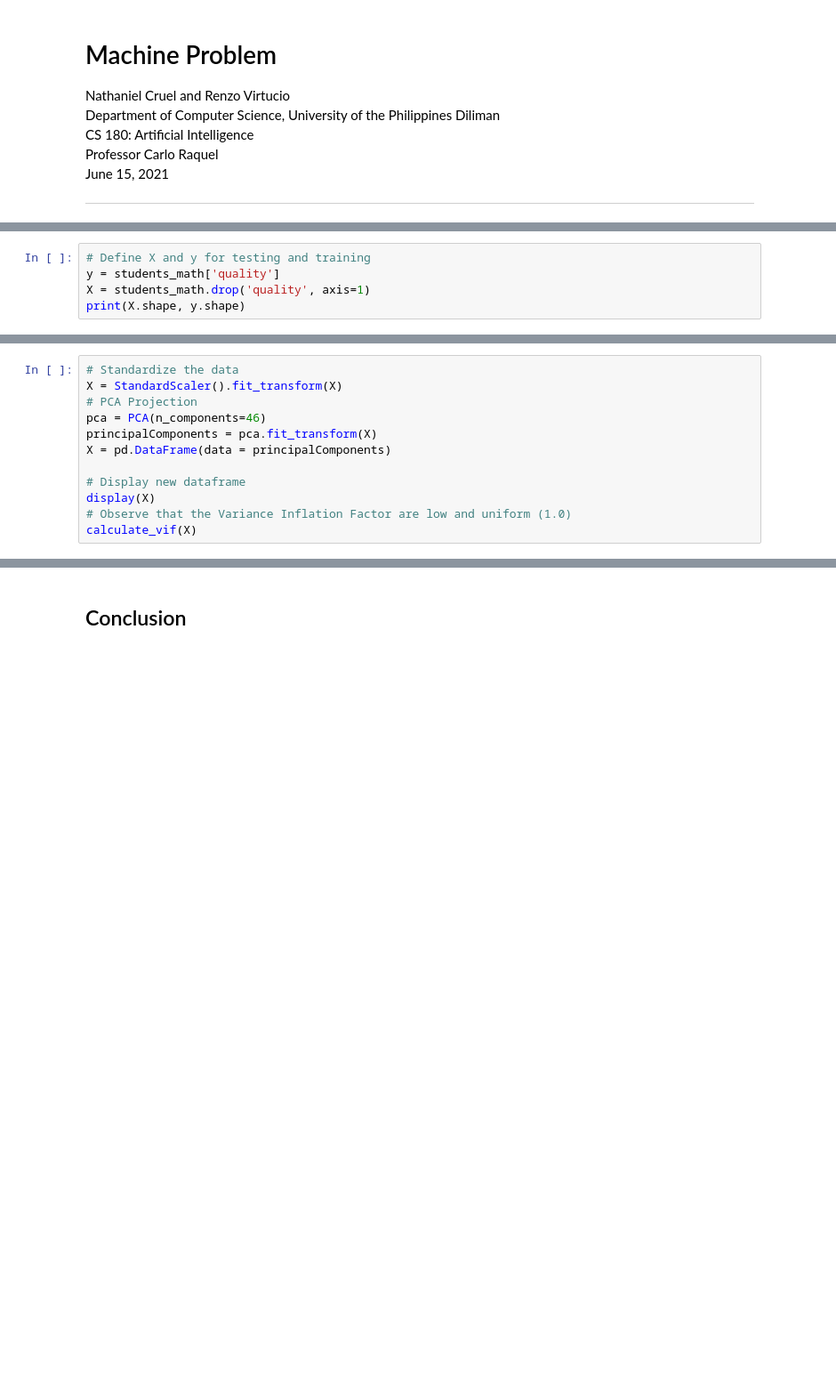
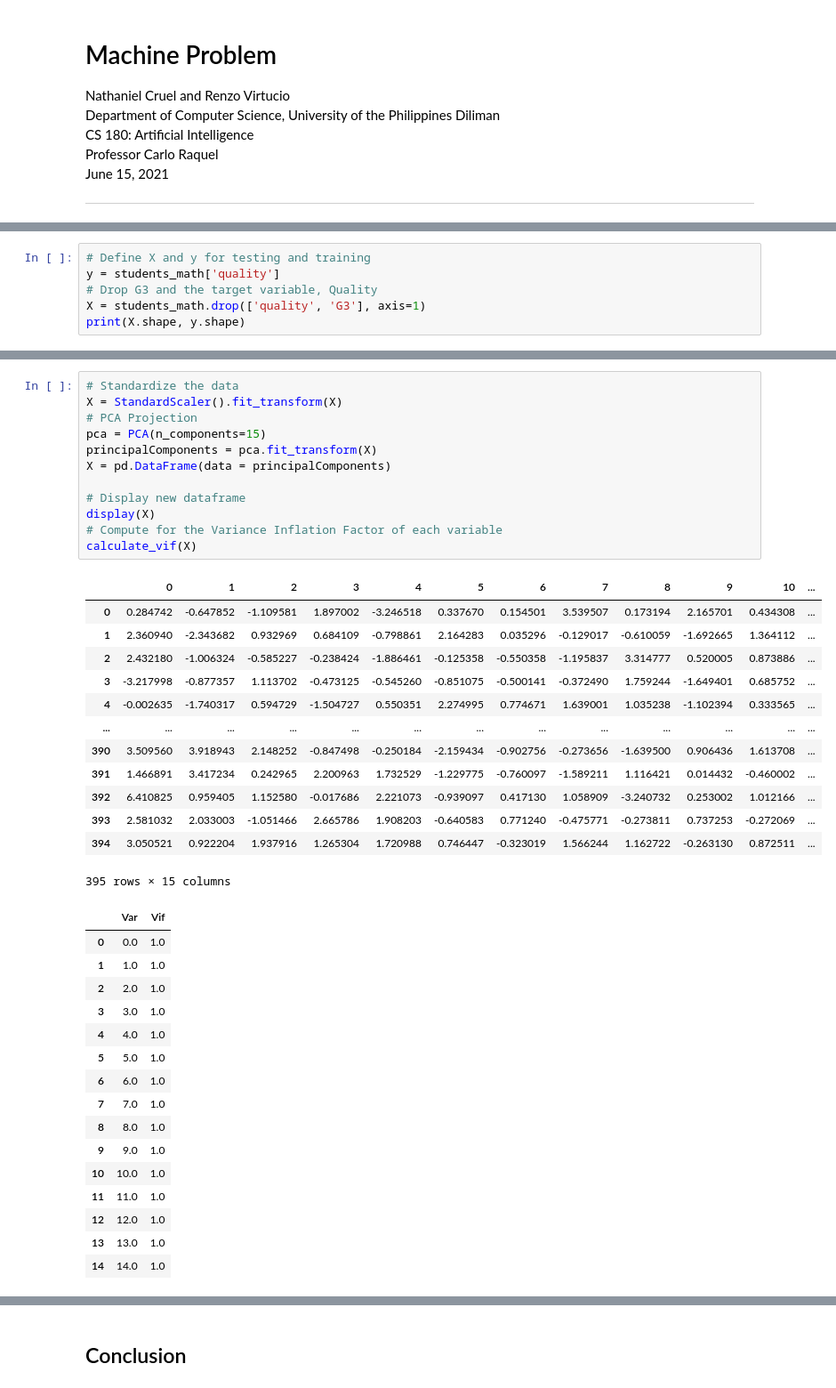
Before and after one commit to renzovirtucio/CS-180-Machine-Problem, a Jupyter notebook: Cruel, Nathan and Virtucio, Renzo - CS 180 Machine Problem.ipynb, the cells around one changed output, grey strips where cells are left out. Shown at 89% size. Drawn from its saved outputs; the diff is of its cells as text; blank space fills up the shorter version.

```diff
--- a/Cruel, Nathan and Virtucio, Renzo - CS 180 Machine Problem.ipynb
+++ b/Cruel, Nathan and Virtucio, Renzo - CS 180 Machine Problem.ipynb
@@ -91,5 +166,6 @@ The correlation heatmap above shows that the attributes G1 (grade in 1st period)
 # %%
 # Define X and y for testing and training
 y = students_math['quality']
-X = students_math.drop('quality', axis=1)
+# Drop G3 and the target variable, Quality
+X = students_math.drop(['quality', 'G3'], axis=1)
 print(X.shape, y.shape)
@@ -120,12 +227,42 @@ plt.ylabel('cumulative explained variance')
 # %%
 # Standardize the data
 X = StandardScaler().fit_transform(X)
 # PCA Projection
-pca = PCA(n_components=46)
+pca = PCA(n_components=15)
 principalComponents = pca.fit_transform(X)
 X = pd.DataFrame(data = principalComponents)
 
 # Display new dataframe
 display(X)
-# Observe that the Variance Inflation Factor are low and uniform (1.0)
+# Compute for the Variance Inflation Factor of each variable
 calculate_vif(X)
+# %% [output]
+|  | 0 | 1 | 2 | 3 | 4 | 5 | 6 | 7 | 8 | 9 | 10 | ... |
+| 0 | 0.284742 | -0.647852 | -1.109581 | 1.897002 | -3.246518 | 0.337670 | 0.154501 | 3.539507 | 0.173194 | 2.165701 | 0.434308 | ... |
+| 1 | 2.360940 | -2.343682 | 0.932969 | 0.684109 | -0.798861 | 2.164283 | 0.035296 | -0.129017 | -0.610059 | -1.692665 | 1.364112 | ... |
+| 2 | 2.432180 | -1.006324 | -0.585227 | -0.238424 | -1.886461 | -0.125358 | -0.550358 | -1.195837 | 3.314777 | 0.520005 | 0.873886 | ... |
+| 3 | -3.217998 | -0.877357 | 1.113702 | -0.473125 | -0.545260 | -0.851075 | -0.500141 | -0.372490 | 1.759244 | -1.649401 | 0.685752 | ... |
+| 4 | -0.002635 | -1.740317 | 0.594729 | -1.504727 | 0.550351 | 2.274995 | 0.774671 | 1.639001 | 1.035238 | -1.102394 | 0.333565 | ... |
+| ... | ... | ... | ... | ... | ... | ... | ... | ... | ... | ... | ... | ... |
+| 390 | 3.509560 | 3.918943 | 2.148252 | -0.847498 | -0.250184 | -2.159434 | -0.902756 | -0.273656 | -1.639500 | 0.906436 | 1.613708 | ... |
+| 391 | 1.466891 | 3.417234 | 0.242965 | 2.200963 | 1.732529 | -1.229775 | -0.760097 | -1.589211 | 1.116421 | 0.014432 | -0.460002 | ... |
+| 392 | 6.410825 | 0.959405 | 1.152580 | -0.017686 | 2.221073 | -0.939097 | 0.417130 | 1.058909 | -3.240732 | 0.253002 | 1.012166 | ... |
+| 393 | 2.581032 | 2.033003 | -1.051466 | 2.665786 | 1.908203 | -0.640583 | 0.771240 | -0.475771 | -0.273811 | 0.737253 | -0.272069 | ... |
+| 394 | 3.050521 | 0.922204 | 1.937916 | 1.265304 | 1.720988 | 0.746447 | -0.323019 | 1.566244 | 1.162722 | -0.263130 | 0.872511 | ... |
+395 rows × 15 columns
+|  | Var | Vif |
+| 0 | 0.0 | 1.0 |
+| 1 | 1.0 | 1.0 |
+| 2 | 2.0 | 1.0 |
+| 3 | 3.0 | 1.0 |
+| 4 | 4.0 | 1.0 |
+| 5 | 5.0 | 1.0 |
+| 6 | 6.0 | 1.0 |
+| 7 | 7.0 | 1.0 |
+| 8 | 8.0 | 1.0 |
+| 9 | 9.0 | 1.0 |
+| 10 | 10.0 | 1.0 |
+| 11 | 11.0 | 1.0 |
+| 12 | 12.0 | 1.0 |
+| 13 | 13.0 | 1.0 |
+| 14 | 14.0 | 1.0 |
```
Also changed, not shown: parts of 42 cells of this notebook.
